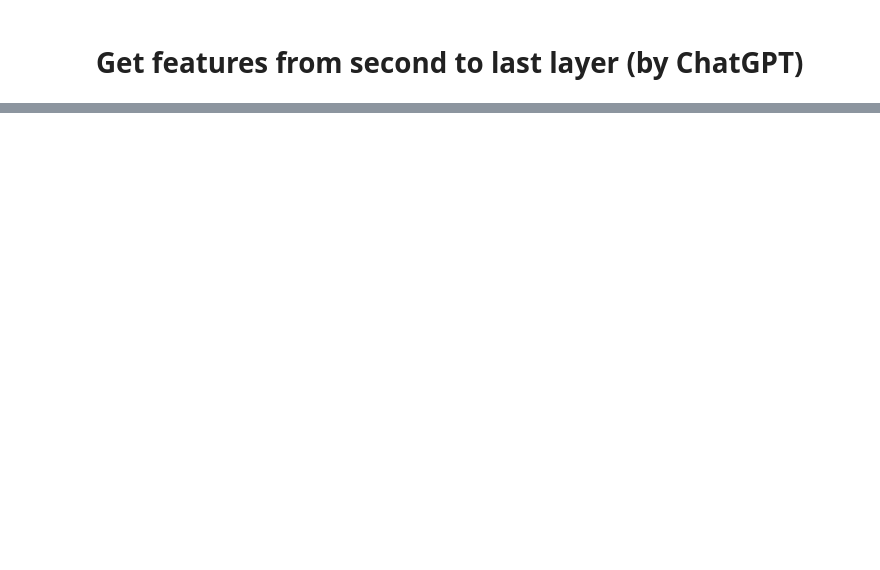
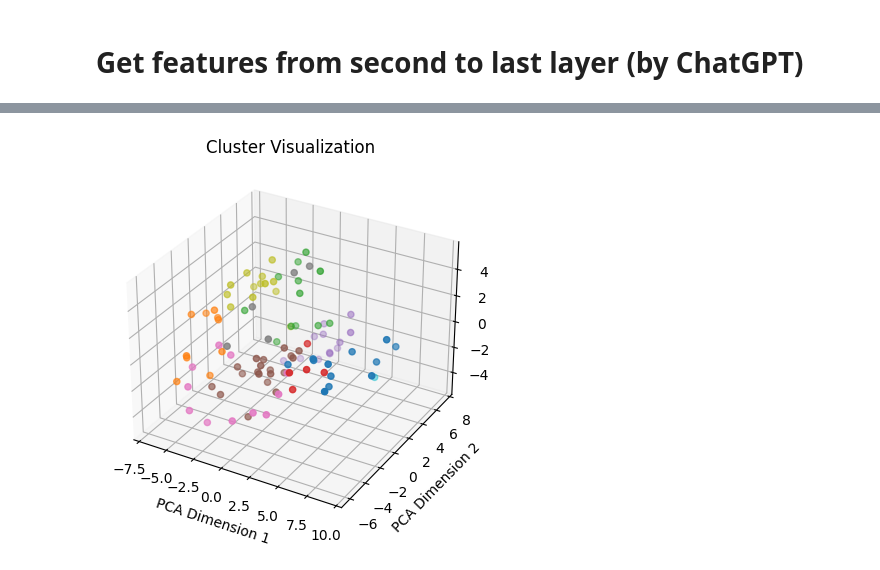
Before and after one commit to km-scott/clustering_feature_vectors, a Jupyter notebook: clustering_feature_vectors.ipynb, the cells around one changed output, grey strips where cells are left out. Saved outputs shown, nothing was run; the diff lists cells and outputs as text; code cells hidden in the pictures; blank space fills up the shorter version.

```diff
--- a/clustering_feature_vectors.ipynb
+++ b/clustering_feature_vectors.ipynb
@@ -124,0 +173,19 @@ df.to_csv('/Users/scott/Desktop/cluster_test/features.csv', index=False)
+# %%
+# Show as a 3D plot
+import matplotlib.pyplot as plt
+from mpl_toolkits.mplot3d import Axes3D
+from sklearn.decomposition import PCA
+
+pca = PCA(n_components=3)
+features_3d = pca.fit_transform(features)
+
+fig = plt.figure()
+ax = fig.add_subplot(111, projection='3d')
+ax.scatter(features_3d[:, 0], features_3d[:, 1], features_3d[:, 2], c=labels, cmap='tab10')
+ax.set_xlabel('PCA Dimension 1')
+ax.set_ylabel('PCA Dimension 2')
+ax.set_zlabel('PCA Dimension 3')
+ax.set_title('Cluster Visualization')
+plt.show()
+# %% [output]
+[figure, added]
```
Also changed, not shown: parts of 17 cells of this notebook.
